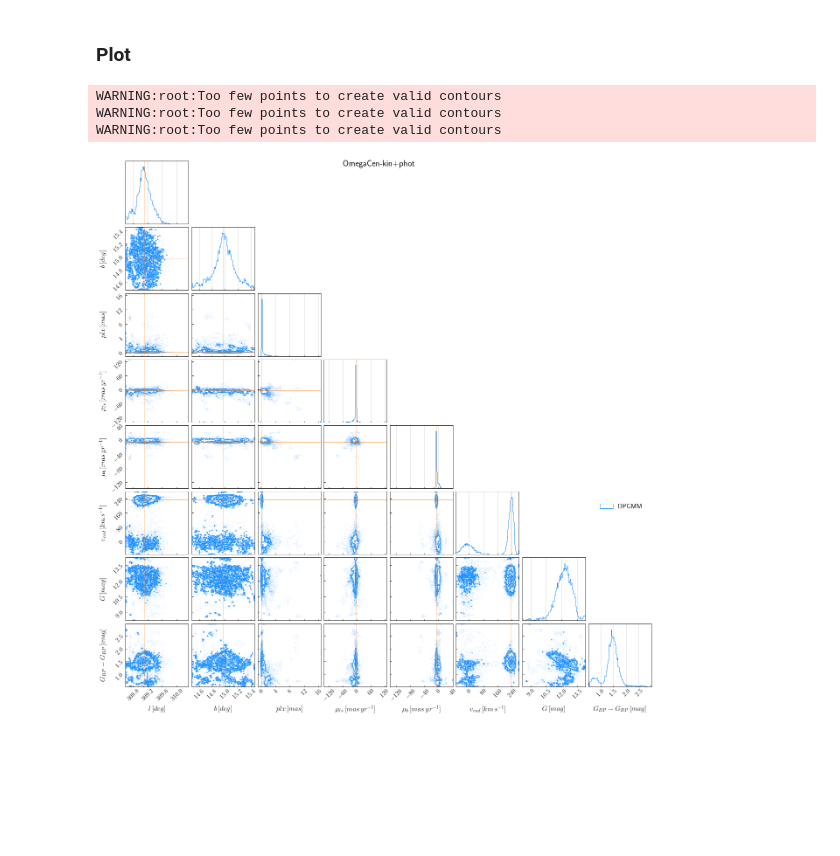
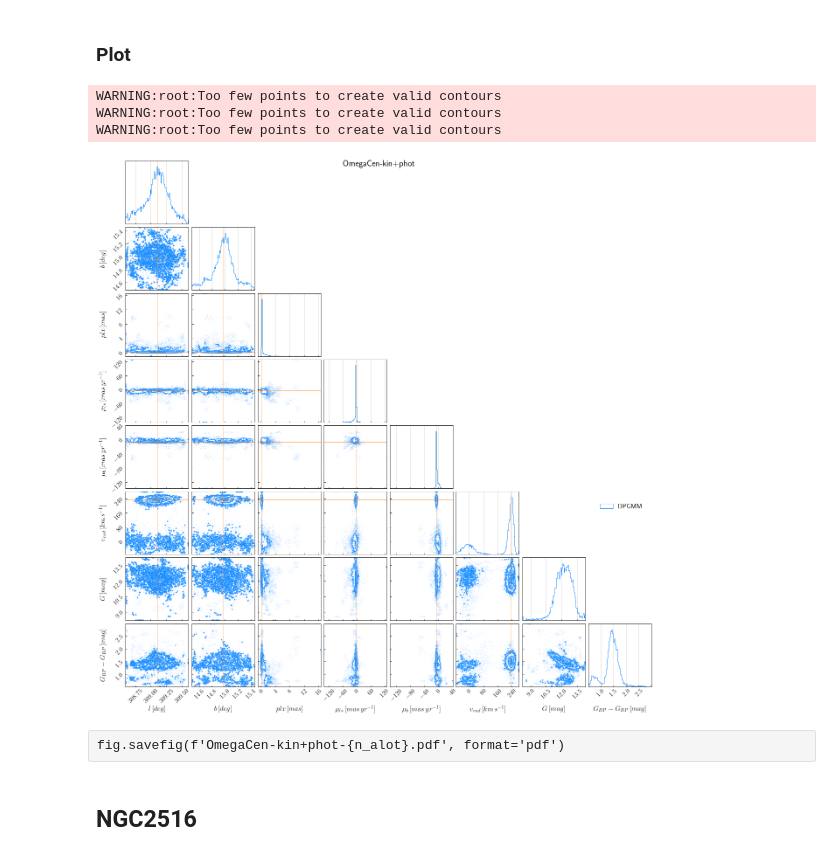
Before and after one commit to d-sanfratello/starcluster, a Jupyter notebook: figaro-starclusters.ipynb, the cells around one changed output. Cells and saved outputs as stored; diff of their text form; code cells hidden in the pictures; blank space fills up the shorter version.

Commit message:
Created functions in 'utils' module to launch inference and corner plot in a faster way

```diff
--- a/figaro-starclusters.ipynb
+++ b/figaro-starclusters.ipynb
@@ -209,21 +127,28 @@ data_path = Path(os.getcwd()).joinpath('data/OmegaCen-kin+phot.csv')
 outpath = Path(os.getcwd()).joinpath('data/OmegaCen.txt')
 
 # data from SIMBAD - OmegaCen
-ra = 201.69700
-dec = -47.47947
-l = 309.10202
-b = +14.96833
-pmra = -3.24
-pmdec = -6.73
-v_rad = 234.28
-plx = 0.193
+expected = {'ra': 201.69700,
+            'dec': -47.47947,
+            'l': 309.10202,
+            'b': +14.96833,
+            'pmra': -3.24,
+            'pmdec': -6.73,
+            'v_rad': 234.28,
+            'plx': 0.193,
+            'g_mag': None,
+            'bp_rp': None}
 
 plot_title = data_path.parts[-1]
 plot_title = plot_title.strip('.csv')
 plot_title = plot_title.strip('_gal')
 plot_title = plot_title.strip('gaia')
 # %%
-dataset_oc, bounds_oc, prior_oc, mix_oc, density_oc = dpgmm(data_path, outpath)
+std = None
+dataset_oc, bounds_oc, prior_oc, mix_oc, density_oc = dpgmm(outpath,
+                                                            #outpath=outpath,
+                                                            convert=False,
+                                                            std=std,
+                                                            epsilon=1e-3)
 # %%
 dataset_oc.as_array().shape
 # %% [output]
@@ -233,10 +158,13 @@ N_stars = dataset_oc.as_array().shape[0]
 # %% [markdown]
 ### Plot
 # %%
-fig = corner_plot(density_oc, dataset_oc, ra, dec, l, b, plx, pmra, pmdec, v_rad, None, None, n_alot, plot_title)
+cp = CornerPlot(density=density_oc,
+                dataset=dataset_oc,
+                expected=expected)
+fig = cp(n_alot, plot_title=plot_title)
 plt.show()
 # %% [output]
 WARNING:root:Too few points to create valid contours
 WARNING:root:Too few points to create valid contours
 WARNING:root:Too few points to create valid contours
-[figure, old version]
+[figure, new version]
@@ -247 +171,5 @@ fig.savefig(f'OmegaCen-kin+phot-{n_alot}.pdf', format='pdf')
+# %% [raw]
+fig.savefig(f'OmegaCen-kin+phot-{n_alot}.pdf', format='pdf')
+# %% [markdown]
+## NGC2516
 # %%
```
Also changed, not shown: parts of 24 cells of this notebook, 1 other file.
